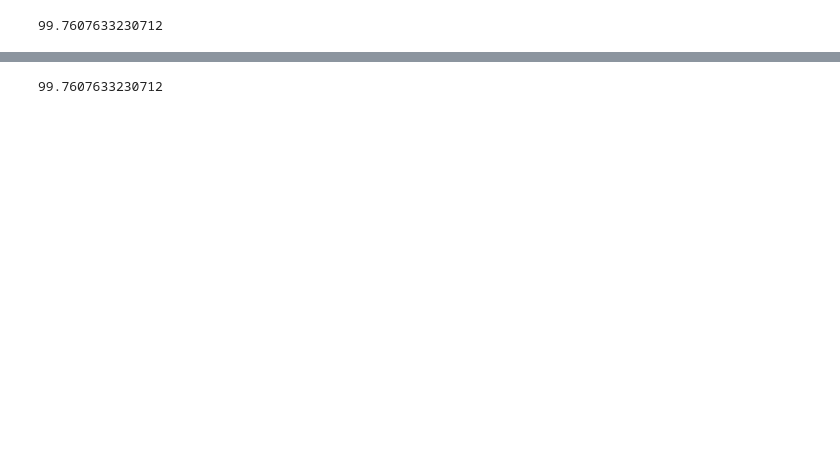
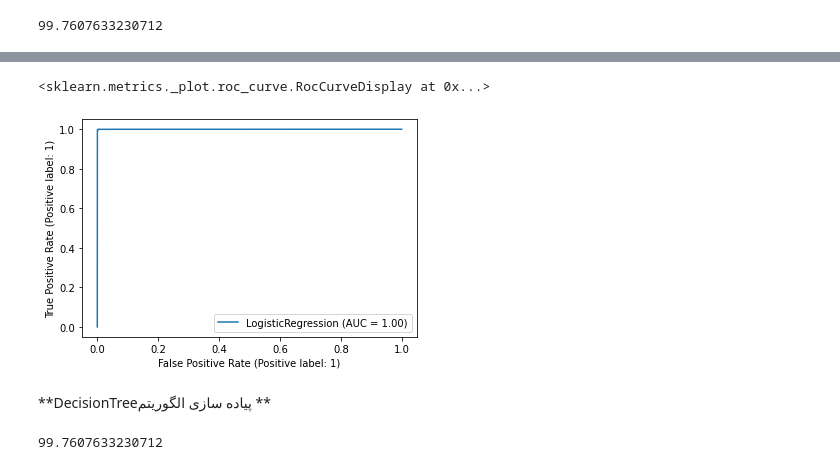
Before and after one commit to bbbb4556/cicmal2022-Ransanware, a Jupyter notebook: Copy_of_Untitled25.ipynb, the cells around one changed output, grey strips where cells are left out. Cells and saved outputs as stored; diff of their text form; code cells hidden in the pictures; blank space fills up the shorter version.

```diff
--- a/Copy_of_Untitled25.ipynb
+++ b/Copy_of_Untitled25.ipynb
@@ -276,3 +314,10 @@ acc_log_reg
+# %%
+plot_roc_curve(lr,x_test,y_test)
+# %% [output]
+<sklearn.metrics._plot.roc_curve.RocCurveDisplay at 0x...>
+[figure, added]
+# %% [markdown]
+**DecisionTreeپیاده سازی الگوریتم **
 # %%
 clf3=DecisionTreeClassifier().fit(x_train,y_train)
 y_pred3=clf3.predict(x_test)
```
Also changed, not shown: parts of 36 cells of this notebook.
